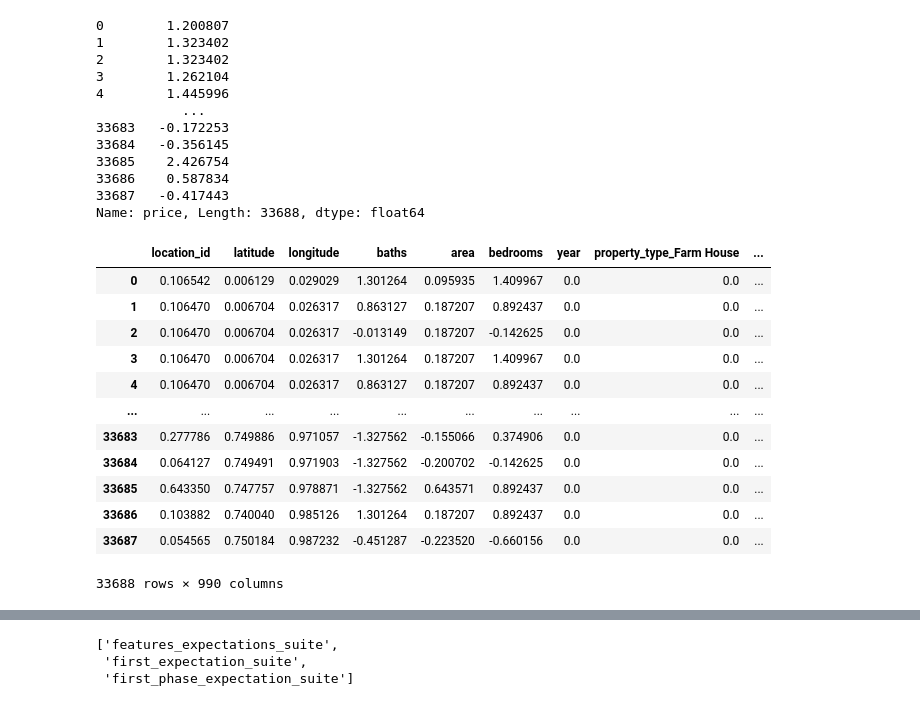
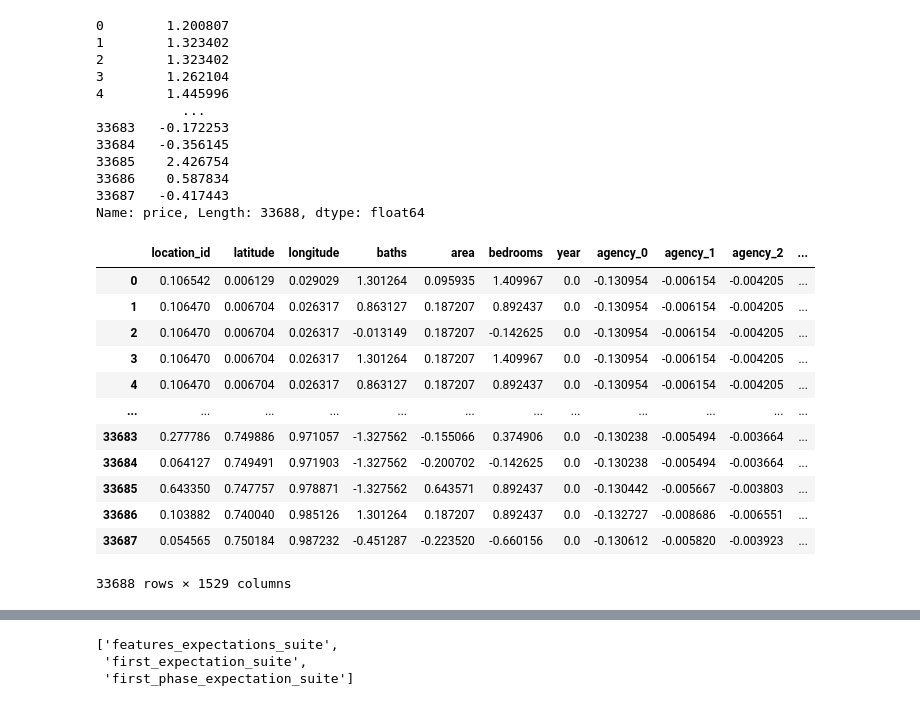
Before and after one commit to Hexy00123/Sum2024MLOps, a Jupyter notebook: notebooks/features_expectations.ipynb, the cells around one changed output, grey strips where cells are left out. Drawn from its saved outputs; the diff is of its cells as text; code cells hidden in the pictures.

```diff
--- a/notebooks/features_expectations.ipynb
+++ b/notebooks/features_expectations.ipynb
@@ -9,8 +9,8 @@ print(os.getcwd())
 # %% [output]
 C:\Users\Bod\PycharmProjects\Sum2024MLOps
 # %%
-df = pd.read_csv('data/samples/sample.csv')
-df
+data = pd.read_csv('data/samples/sample.csv')
+data
 # %% [output]
 |  | property_id | location_id | page_url | property_type | price | location | city | province_name | ... |
 | 0 | 15829916 | 1483 | https://www.zameen.com/Property/d... | House | 70000000 | DHA Defence | Karachi | Sindh | ... |
@@ -26,7 +26,7 @@ df
 | 33688 | 16943188 | 760 | https://www.zameen.com/Property/l... | House | 4000000 | Tajpura | Lahore | Punjab | ... |
 33689 rows × 20 columns
 # %%
-X, y = preprocess_data(df)
+X, y = preprocess_data(data)
 X
 # %% [output]
         location_id      latitude     longitude         baths          area  \
@@ -75,22 +75,22 @@ y
 33687   -0.417443
 Name: price, Length: 33688, dtype: float64
 # %%
-data = pd.concat([X, y], axis=1)
-data
+df = pd.concat([X, y], axis=1)
+df
 # %% [output]
-|  | location_id | latitude | longitude | baths | area | bedrooms | year | property_type_Farm House | ... |
-| 0 | 0.106542 | 0.006129 | 0.029029 | 1.301264 | 0.095935 | 1.409967 | 0.0 | 0.0 | ... |
-| 1 | 0.106470 | 0.006704 | 0.026317 | 0.863127 | 0.187207 | 0.892437 | 0.0 | 0.0 | ... |
-| 2 | 0.106470 | 0.006704 | 0.026317 | -0.013149 | 0.187207 | -0.142625 | 0.0 | 0.0 | ... |
-| 3 | 0.106470 | 0.006704 | 0.026317 | 1.301264 | 0.187207 | 1.409967 | 0.0 | 0.0 | ... |
-| 4 | 0.106470 | 0.006704 | 0.026317 | 0.863127 | 0.187207 | 0.892437 | 0.0 | 0.0 | ... |
-| ... | ... | ... | ... | ... | ... | ... | ... | ... | ... |
-| 33683 | 0.277786 | 0.749886 | 0.971057 | -1.327562 | -0.155066 | 0.374906 | 0.0 | 0.0 | ... |
-| 33684 | 0.064127 | 0.749491 | 0.971903 | -1.327562 | -0.200702 | -0.142625 | 0.0 | 0.0 | ... |
-| 33685 | 0.643350 | 0.747757 | 0.978871 | -1.327562 | 0.643571 | 0.892437 | 0.0 | 0.0 | ... |
-| 33686 | 0.103882 | 0.740040 | 0.985126 | 1.301264 | 0.187207 | 0.892437 | 0.0 | 0.0 | ... |
-| 33687 | 0.054565 | 0.750184 | 0.987232 | -0.451287 | -0.223520 | -0.660156 | 0.0 | 0.0 | ... |
+|  | location_id | latitude | longitude | baths | area | bedrooms | year | agency_0 | agency_1 | agency_2 | ... |
+| 0 | 0.106542 | 0.006129 | 0.029029 | 1.301264 | 0.095935 | 1.409967 | 0.0 | -0.130954 | -0.006154 | -0.004205 | ... |
+| 1 | 0.106470 | 0.006704 | 0.026317 | 0.863127 | 0.187207 | 0.892437 | 0.0 | -0.130954 | -0.006154 | -0.004205 | ... |
+| 2 | 0.106470 | 0.006704 | 0.026317 | -0.013149 | 0.187207 | -0.142625 | 0.0 | -0.130954 | -0.006154 | -0.004205 | ... |
+| 3 | 0.106470 | 0.006704 | 0.026317 | 1.301264 | 0.187207 | 1.409967 | 0.0 | -0.130954 | -0.006154 | -0.004205 | ... |
+| 4 | 0.106470 | 0.006704 | 0.026317 | 0.863127 | 0.187207 | 0.892437 | 0.0 | -0.130954 | -0.006154 | -0.004205 | ... |
+| ... | ... | ... | ... | ... | ... | ... | ... | ... | ... | ... | ... |
+| 33683 | 0.277786 | 0.749886 | 0.971057 | -1.327562 | -0.155066 | 0.374906 | 0.0 | -0.130238 | -0.005494 | -0.003664 | ... |
+| 33684 | 0.064127 | 0.749491 | 0.971903 | -1.327562 | -0.200702 | -0.142625 | 0.0 | -0.130238 | -0.005494 | -0.003664 | ... |
+| 33685 | 0.643350 | 0.747757 | 0.978871 | -1.327562 | 0.643571 | 0.892437 | 0.0 | -0.130442 | -0.005667 | -0.003803 | ... |
+| 33686 | 0.103882 | 0.740040 | 0.985126 | 1.301264 | 0.187207 | 0.892437 | 0.0 | -0.132727 | -0.008686 | -0.006551 | ... |
+| 33687 | 0.054565 | 0.750184 | 0.987232 | -0.451287 | -0.223520 | -0.660156 | 0.0 | -0.130612 | -0.005820 | -0.003923 | ... |
-33688 rows × 990 columns
+33688 rows × 1529 columns
 # %%
 context = FileDataContext(context_root_dir="services/gx")
 context
```
Also changed, not shown: parts of 23 cells of this notebook, 2 other files.
